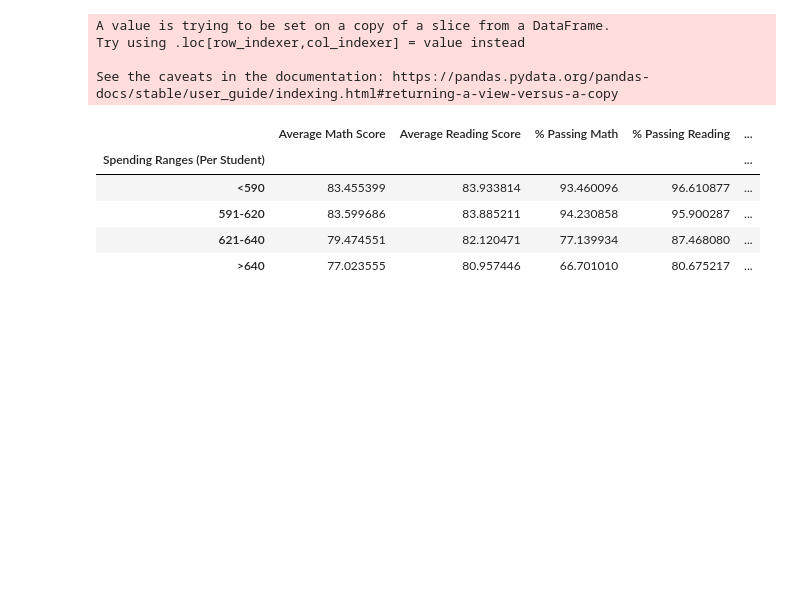
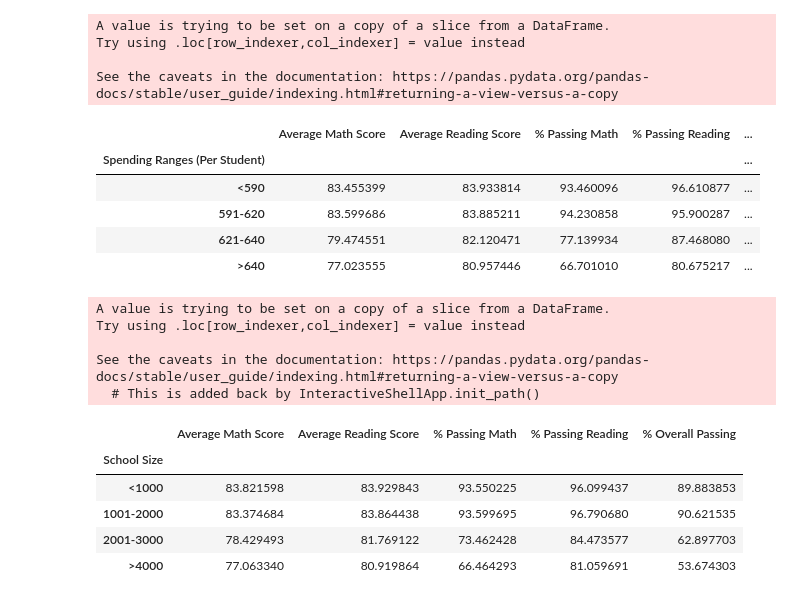
Before and after one commit to kflores56/City-Schools-Analysis, a Jupyter notebook: PyCitySchools/PyCitySchools.ipynb, the cells around one changed output. Saved outputs shown, nothing was run; the diff lists cells and outputs as text; code cells hidden in the pictures; blank space fills up the shorter version.

Commit message:
analysis by school size

```diff
--- a/PyCitySchools/PyCitySchools.ipynb
+++ b/PyCitySchools/PyCitySchools.ipynb
@@ -290,11 +296,13 @@ merged_read3
 # Create a table that breaks down school performances based on average Spending Ranges (Per Student).
 #Use 4 reasonable bins to group school spending.
 
-bins = [0, 590, 620, 640, 655]
+bins = [578, 590, 620, 640, 655]
 bin_names = ["<590", "591-620", "621-640", ">640"]
 
 summary_byschool_ordered["Spending Ranges (Per Student)"] = pd.cut(summary_byschool_ordered["Per Student Budget"], bins, labels=bin_names, include_lowest=True)
 grouped_per_student = summary_byschool_ordered.groupby("Spending Ranges (Per Student)")
+
+
 
 #Include in the table each of the following:
 # Average Math Score
@@ -314,3 +322,36 @@ See the caveats in the documentation: https://pandas.pydata.org/pandas-docs/stab
 | 591-620 | 83.599686 | 83.885211 | 94.230858 | 95.900287 | ... |
 | 621-640 | 79.474551 | 82.120471 | 77.139934 | 87.468080 | ... |
 | >640 | 77.023555 | 80.957446 | 66.701010 | 80.675217 | ... |
+# %%
+# Scores by School Size
+# Create a table that breaks down school performances based on school size.
+#Use 4 reasonable bins to group school spending.
+
+# print(student_byschool.min())
+# print(student_byschool.max())
+
+bins = [427, 1000, 2000, 3000, 4976]
+bin_names = ["<1000", "1001-2000", "2001-3000", ">4000"]
+
+summary_byschool_ordered["School Size"] = pd.cut(summary_byschool_ordered["Total Students"], bins, labels=bin_names, include_lowest=True)
+grouped_by_size = summary_byschool_ordered.groupby("School Size")
+
+#Include in the table each of the following:
+# Average Math Score
+# Average Reading Score
+# % Passing Math
+# % Passing Reading
+# Overall Passing Rate (Average of the above two)
+grouped_by_size[["Average Math Score", "Average Reading Score", "% Passing Math", "% Passing Reading", "% Overall Passing"]].mean()
+# %% [output]
+A value is trying to be set on a copy of a slice from a DataFrame.
+Try using .loc[row_indexer,col_indexer] = value instead
+
+See the caveats in the documentation: https://pandas.pydata.org/pandas-docs/stable/user_guide/indexing.html#returning-a-view-versus-a-copy
+  # This is added back by InteractiveShellApp.init_path()
+|  | Average Math Score | Average Reading Score | % Passing Math | % Passing Reading | % Overall Passing |
+| School Size |  |  |  |  |  |
+| <1000 | 83.821598 | 83.929843 | 93.550225 | 96.099437 | 89.883853 |
+| 1001-2000 | 83.374684 | 83.864438 | 93.599695 | 96.790680 | 90.621535 |
+| 2001-3000 | 78.429493 | 81.769122 | 73.462428 | 84.473577 | 62.897703 |
+| >4000 | 77.063340 | 80.919864 | 66.464293 | 81.059691 | 53.674303 |
```
Also changed, not shown: parts of 1 cell of this notebook.
